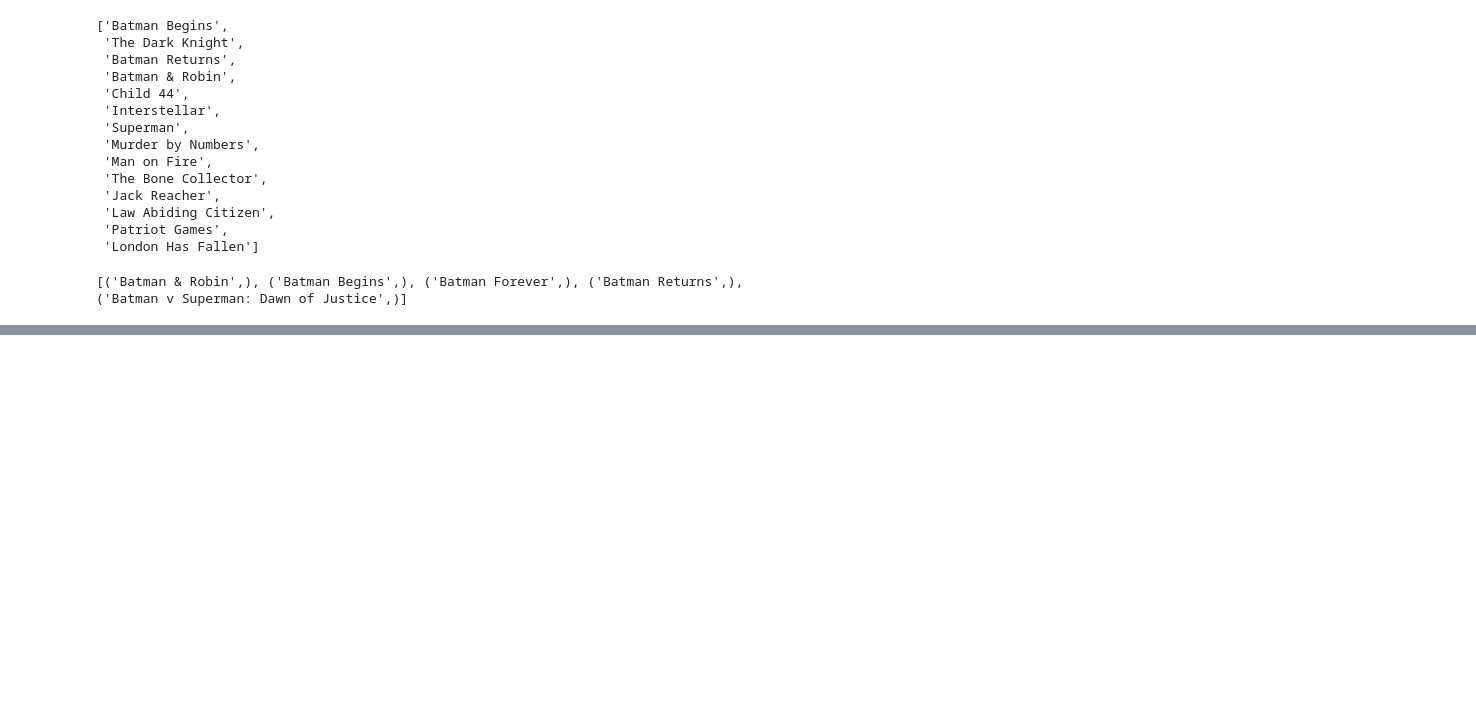
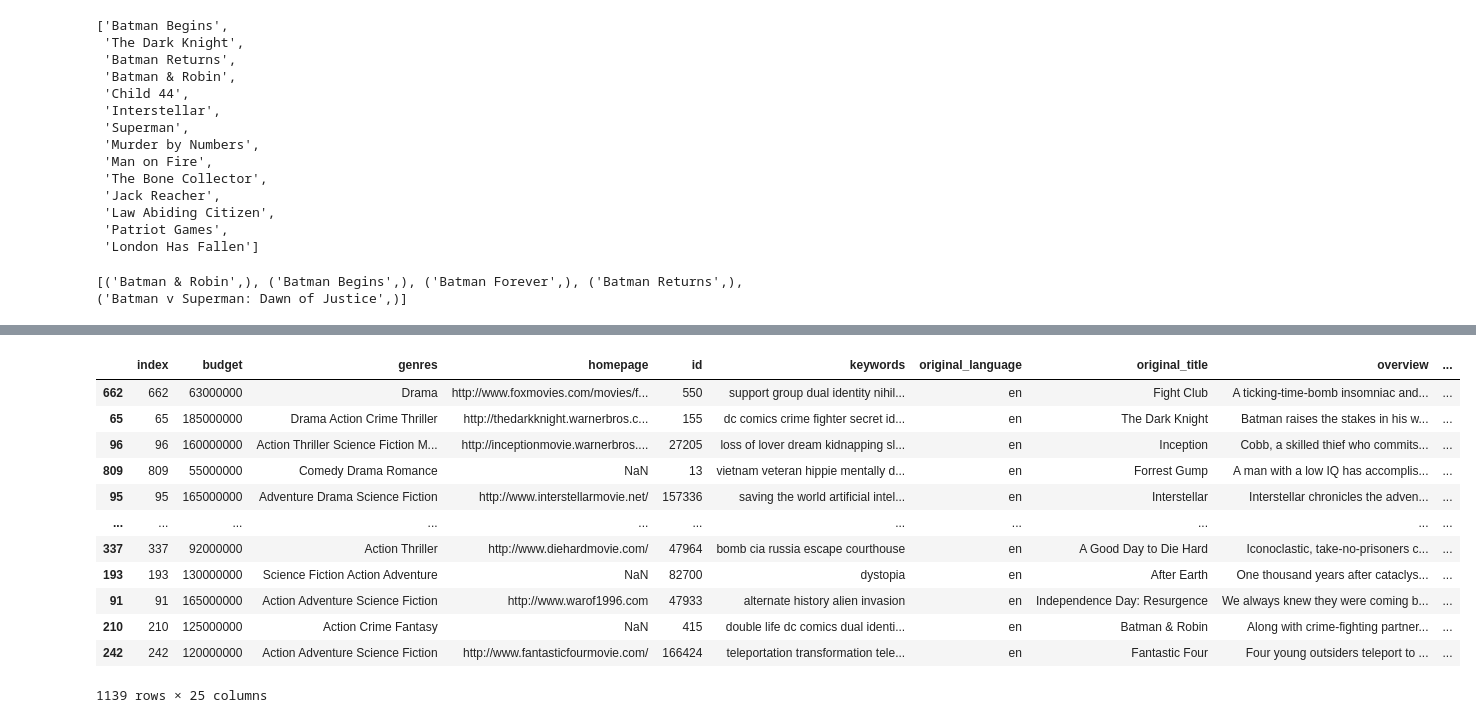
Before and after one commit to bimalkprabha/movie-recommendations-scikit, a Jupyter notebook: cleaning.ipynb, the cells around one changed output, grey strips where cells are left out. Saved outputs shown, nothing was run; the diff lists cells and outputs as text; code cells hidden in the pictures; blank space fills up the shorter version.

```diff
--- a/cleaning.ipynb
+++ b/cleaning.ipynb
@@ -229,0 +277,17 @@ print(data)
+# %%
+sorted_ranking = movies_cleaned.sort_values('weighted_avg', ascending=False)
+sorted_ranking
+# %% [output]
+|  | index | budget | genres | homepage | id | keywords | original_language | original_title | overview | ... |
+| 662 | 662 | 63000000 | Drama | http://www.foxmovies.com/movies/f... | 550 | support group dual identity nihil... | en | Fight Club | A ticking-time-bomb insomniac and... | ... |
+| 65 | 65 | 185000000 | Drama Action Crime Thriller | http://thedarkknight.warnerbros.c... | 155 | dc comics crime fighter secret id... | en | The Dark Knight | Batman raises the stakes in his w... | ... |
+| 96 | 96 | 160000000 | Action Thriller Science Fiction M... | http://inceptionmovie.warnerbros.... | 27205 | loss of lover dream kidnapping sl... | en | Inception | Cobb, a skilled thief who commits... | ... |
+| 809 | 809 | 55000000 | Comedy Drama Romance | NaN | 13 | vietnam veteran hippie mentally d... | en | Forrest Gump | A man with a low IQ has accomplis... | ... |
+| 95 | 95 | 165000000 | Adventure Drama Science Fiction | http://www.interstellarmovie.net/ | 157336 | saving the world artificial intel... | en | Interstellar | Interstellar chronicles the adven... | ... |
+| ... | ... | ... | ... | ... | ... | ... | ... | ... | ... | ... |
+| 337 | 337 | 92000000 | Action Thriller | http://www.diehardmovie.com/ | 47964 | bomb cia russia escape courthouse | en | A Good Day to Die Hard | Iconoclastic, take-no-prisoners c... | ... |
+| 193 | 193 | 130000000 | Science Fiction Action Adventure | NaN | 82700 | dystopia | en | After Earth | One thousand years after cataclys... | ... |
+| 91 | 91 | 165000000 | Action Adventure Science Fiction | http://www.warof1996.com | 47933 | alternate history alien invasion | en | Independence Day: Resurgence | We always knew they were coming b... | ... |
+| 210 | 210 | 125000000 | Action Crime Fantasy | NaN | 415 | double life dc comics dual identi... | en | Batman & Robin | Along with crime-fighting partner... | ... |
+| 242 | 242 | 120000000 | Action Adventure Science Fiction | http://www.fantasticfourmovie.com/ | 166424 | teleportation transformation tele... | en | Fantastic Four | Four young outsiders teleport to ... | ... |
+1139 rows × 25 columns
```
Also changed, not shown: parts of 29 cells of this notebook, 2 other files.
